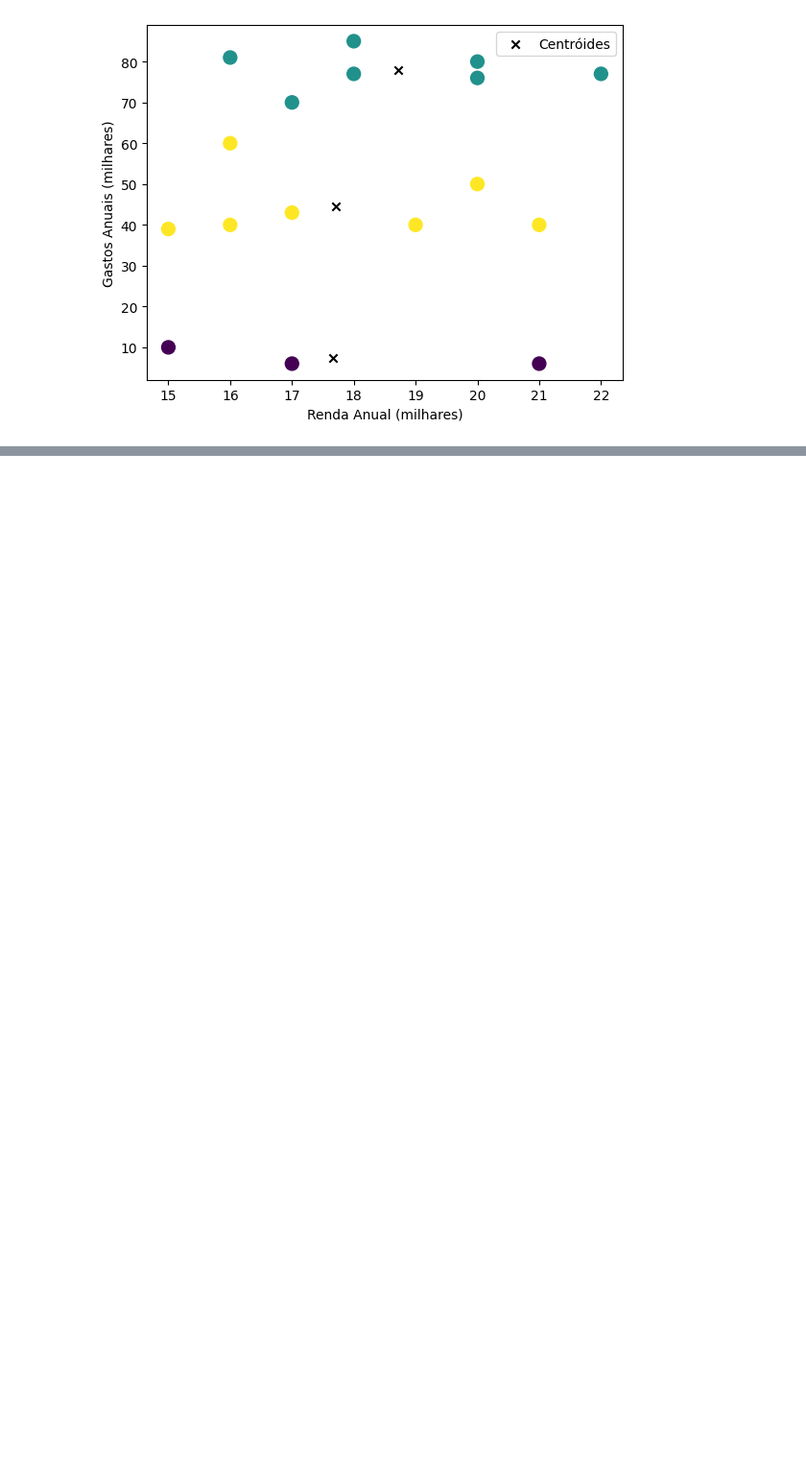
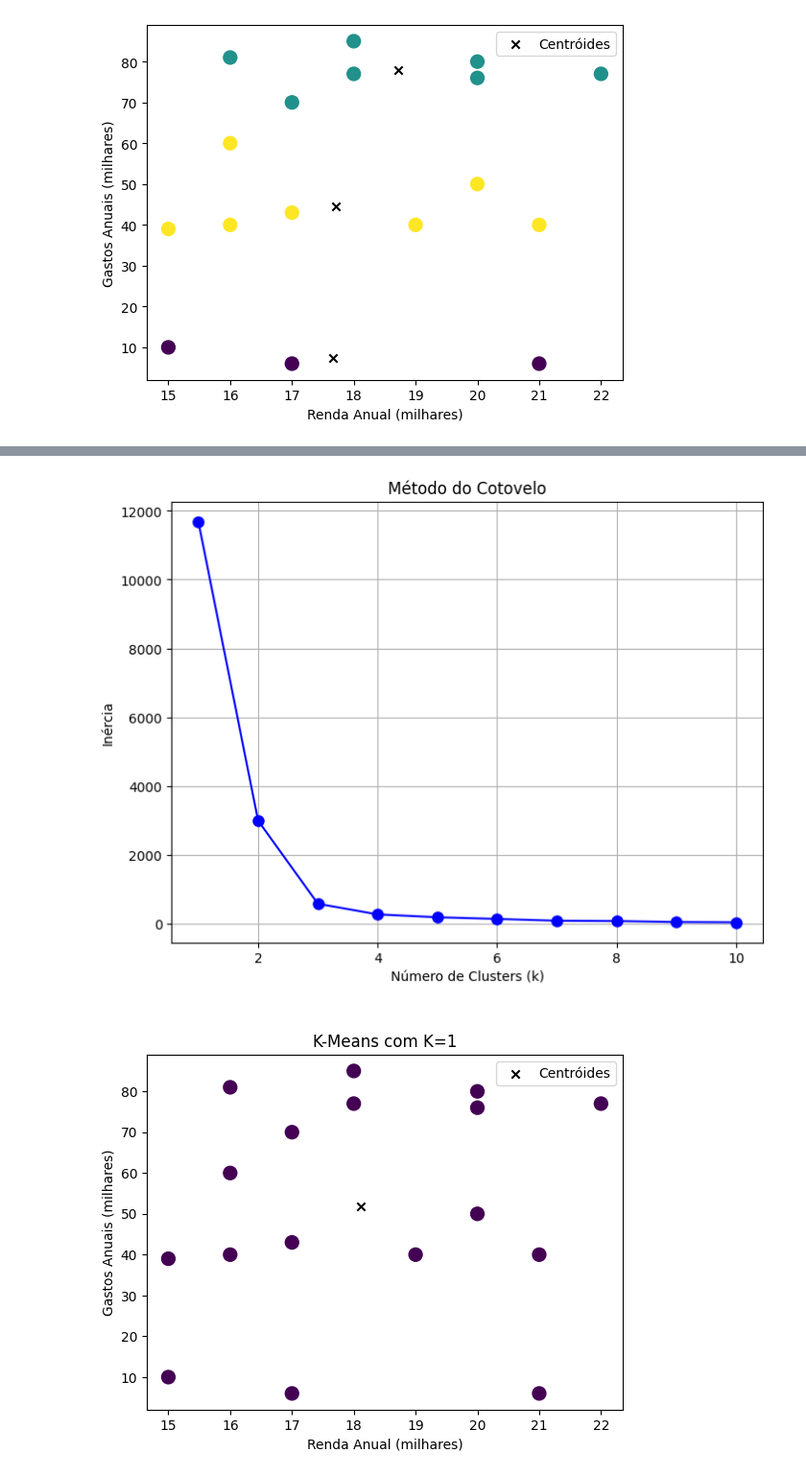
Before and after one commit to EricHidekiMiyahara/clusterizacaoClientesKmeans, a Jupyter notebook: ClusterizacaoClientes.ipynb, the cells around one changed output, grey strips where cells are left out. Shown: that part at 96% size. Drawn from its saved outputs; the diff is of its cells as text; code cells hidden in the pictures; blank space fills up the shorter version.

Commit message:
Método do cotovelo adicionado.

```diff
--- a/ClusterizacaoClientes.ipynb
+++ b/ClusterizacaoClientes.ipynb
@@ -55,0 +66,76 @@ plt.show()
+# %%
+import numpy as np
+import matplotlib.pyplot as plt
+from sklearn.cluster import KMeans
+import os
+
+# Função para carregar o valor de K a partir do arquivo, ou iniciar em 1 se não existir
+def carregar_k():
+    if os.path.exists('k_value.txt'):
+        with open('k_value.txt', 'r') as file:
+            k = int(file.read().strip())
+    else:
+        k = 1  # Se não houver arquivo, começar com K=1
+    return k
+
+# Função para salvar o valor de K no arquivo
+def salvar_k(k):
+    with open('k_value.txt', 'w') as file:
+        file.write(str(k))
+
+# Carregar o valor atual de K
+k_atual = carregar_k()
+
+# Dados fictícios de clientes
+X = np.array([[15, 39], [16, 81], [17, 6], [18, 77], [19, 40], [20, 76], [21, 6], [22, 77], [16, 40], [17, 43],
+              [20, 50], [21, 40], [15, 10], [16, 60], [17, 70], [18, 85], [20, 80]])
+
+# Encontrar a quantidade ideal de clusters com o método do Cotovelo
+inertia = []
+K_range = range(1, 11)  # Testando de 1 a 10 clusters
+for k in K_range:
+    kmeans = KMeans(n_clusters=k, init='random', random_state=42)
+    kmeans.fit(X)
+    inertia.append(kmeans.inertia_)  # Armazenando a inércia para cada k
+
+# Plotar o gráfico do método do cotovelo
+plt.figure(figsize=(8, 6))
+plt.plot(K_range, inertia, 'bo-', markersize=8)
+plt.title('Método do Cotovelo')
+plt.xlabel('Número de Clusters (k)\n')
+plt.ylabel('Inércia')
+plt.grid(True)
+plt.show()
+
+# Limite superior de K (defina o máximo que deseja testar, por exemplo, 10)
+limite_k = 10
+
+# Inicializando o modelo com o valor atual de K
+kmeans = KMeans(n_clusters=k_atual, init='random', random_state=42)
+
+# Ajuste do modelo aos dados
+kmeans.fit(X)
+
+# Previsão dos clusters
+y_kmeans = kmeans.predict(X)
+
+# Visualização dos clusters
+plt.scatter(X[:, 0], X[:, 1], c=y_kmeans, s=100, cmap='viridis')
+plt.scatter(kmeans.cluster_centers_[:, 0], kmeans.cluster_centers_[:, 1], marker='x', c='black', label='Centróides')
+plt.xlabel('Renda Anual (milhares)')
+plt.ylabel('Gastos Anuais (milhares)')
+plt.legend()
+plt.title(f'K-Means com K={k_atual}')
+plt.show()
+
+# Incrementar o valor de K para a próxima execução
+if k_atual < limite_k:
+    k_atual += 1
+else:
+    k_atual = 1  # Reiniciar o valor de K quando atingir o limite
+
+# Salvar o novo valor de K para a próxima execução
+salvar_k(k_atual)
+# %% [output]
+[figure, added]
+[figure, added]
```
Also changed, not shown: parts of 4 cells of this notebook.
